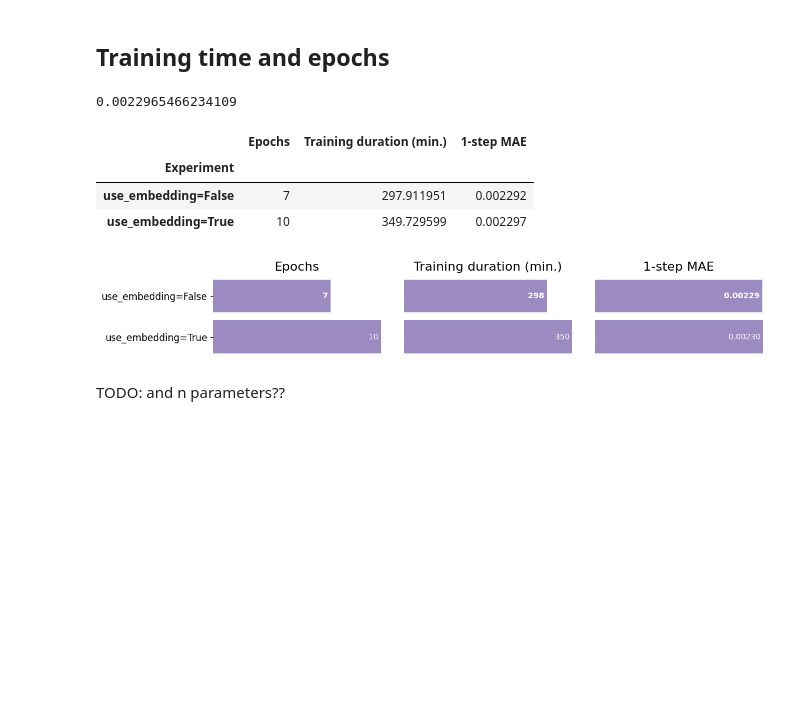
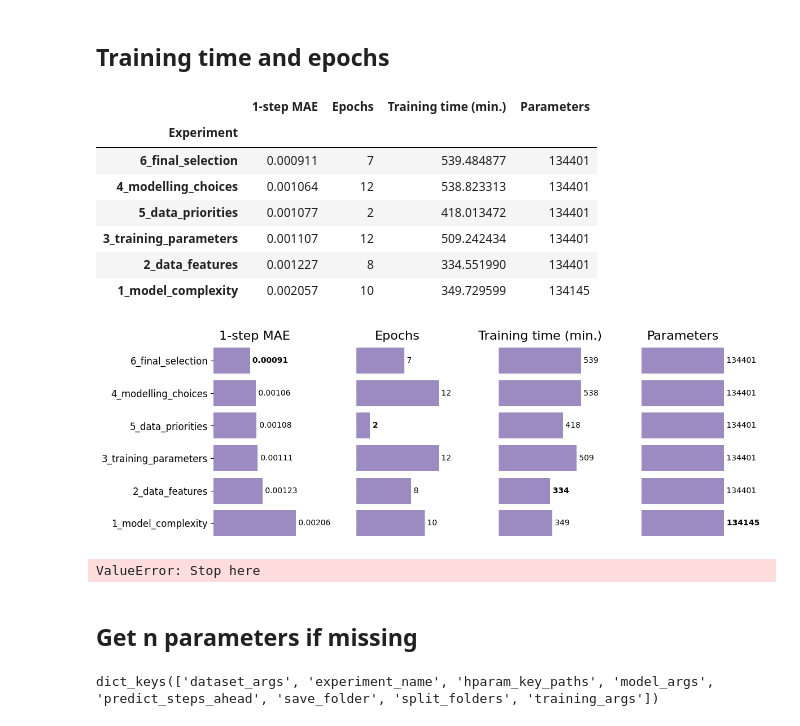
Before and after one commit to AronDJacobsen/fault_management_uds, a Jupyter notebook: notebooks/3_evaluation/2_compare_models.ipynb, the cells around one changed output. Drawn from its saved outputs; the diff is of its cells as text; code cells hidden in the pictures; blank space fills up the shorter version.

```diff
--- a/notebooks/3_evaluation/2_compare_models.ipynb
+++ b/notebooks/3_evaluation/2_compare_models.ipynb
@@ -29,6 +30,12 @@ from fault_management_uds.config import rain_gauge_color, condition_to_meta
 seed = 42
 np.random.seed(seed)
 random.seed(seed)
+# %%
+def get_n_parameters(run_folder, run_info, model_to_load, config):
+    # load the model
+    additional_configurations = {'n_obs': 1, 'endogenous_idx': 2}
+    model = load_model_checkpoint(run_folder, run_info, model_to_load, config, additional_configurations)
+    return count_parameters(model)
 # %% [markdown]
 ## Load
 # %%
@@ -58,6 +70,7 @@ for experiment_name in sorted(os.listdir(experiment_folder)):
     try:
         results = {}
         save_folder = MODELS_DIR / experiment_folder_name / experiment_name
+        print(f'Loading {experiment_name}')
 
         run_folder = save_folder / relative_path
         eval_folder = run_folder / 'evaluation'
@@ -78,17 +91,25 @@ for experiment_name in sorted(os.listdir(experiment_folder)):
                 }
 
             # Load the split info
-            best_model_path = run_info['best_model_path'] if run_info['best_model_path'] else 'epoch=0'
-            epoch = int(re.search(r'epoch=(\d+)', best_model_path).group(1))
+            _model_to_load = config['training_args'].get('model_to_load', 'best_model_path')
+            model_to_load = run_info[_model_to_load]
+            #run_info['best_model_path'] if run_info['best_model_path'] else 'epoch=0'
+            epoch = int(re.search(r'epoch=(\d+)', model_to_load).group(1)) if _model_to_load == 'best_model_path' else f"epoch={config['training_args']['max_epochs']}"
             results['epoch'] = epoch
             results['training_time'] = run_info['training_time']
+            if 'n_parameters' not in run_info:
+                results['n_parameters'] = get_n_parameters(run_folder, run_info, 'best_model_path', config)
+            else:
+                results['n_parameters'] = run_info['n_parameters']
         except Exception as e:
+            print(f'    Error loading: {e}')
             run_info = {
                 'best_model_path': 'epoch=0',
                 'training_time': 0
             }
             results['epoch'] = 0
             results['training_time'] = 0
+            results['n_parameters'] = 0
 
 
 
@@ -122,7 +143,6 @@ for experiment_name in sorted(os.listdir(experiment_folder)):
         # get the lowest steps ahead
         lowest_steps_ahead = min(lowest_steps_ahead, max(step_MAEs.index))
         runs[experiment_name] = results
-        print(f'Loaded {experiment_name}')
 
     except Exception as e:
         print(f'Error loading {experiment_name}: {e}')
@@ -349,9 +393,5 @@ plt.show()
 # %% [markdown]
 ## Training time and epochs
-# %%
-runs[run][data_type]['step_MAEs'].loc[1, 'Overall']
-# %% [output]
-0.0022965466234109
 # %%
 # create the dataframe
 df = pd.DataFrame()
@@ -359,12 +399,17 @@ df = pd.DataFrame()
 for i, run in enumerate(runs):
     experiment_name = runs[run]['experiment_name']
     epochs = runs[run]['epoch']
+    if 'epoch' in str(epochs):
+        # find and replace the epoch number
+        epochs = int(re.search(r'epoch=(\d+)', epochs).group(1))
     training_time = runs[run]['training_time']
+    n_parameters = runs[run]['n_parameters']
     _df = pd.DataFrame({
         'Experiment': experiment_name,
+        '1-step MAE': runs[run][data_type]['step_MAEs'].loc[1, 'Overall'],
         'Epochs': epochs,
-        'Training duration (min.)': training_time,
-        '1-step MAE': runs[run][data_type]['step_MAEs'].loc[1, 'Overall']
+        'Training time (min.)': training_time,
+        'Parameters': n_parameters,
     }, index=[experiment_name])
 
     df = pd.concat([df, _df])
@@ -376,37 +421,54 @@ df = df.set_index('Experiment')
 n_conditions = df.shape[1]
 df
 # %% [output]
-|  | Epochs | Training duration (min.) | 1-step MAE |
-| Experiment |  |  |  |
-| use_embedding=False | 7 | 297.911951 | 0.002292 |
-| use_embedding=True | 10 | 349.729599 | 0.002297 |
+|  | 1-step MAE | Epochs | Training time (min.) | Parameters |
+| Experiment |  |  |  |  |
+| 6_final_selection | 0.000911 | 7 | 539.484877 | 134401 |
+| 4_modelling_choices | 0.001064 | 12 | 538.823313 | 134401 |
+| 5_data_priorities | 0.001077 | 2 | 418.013472 | 134401 |
+| 3_training_parameters | 0.001107 | 12 | 509.242434 | 134401 |
+| 2_data_features | 0.001227 | 8 | 334.551990 | 134401 |
+| 1_model_complexity | 0.002057 | 10 | 349.729599 | 134145 |
 # %%
 # Create a figure with an additional column for averages
 fig, axs = plt.subplots(1, n_conditions, figsize=(12, 1+df.shape[0]//2))
 
 for i, condition in enumerate(df.columns):
     sns.barplot(data=df, y=df.index, x=condition, ax=axs[i], saturation=0.5, color = 'mediumpurple')
     # add tooltips
     # Add tooltips on the opposite side of the bars
     lowest_value = df[condition].min()
     lowest_value = lowest_value if lowest_value != 0 else df[condition].sort_values().iloc[1]
     for j, value in enumerate(df[condition]):
-        color = 'white' #if value != lowest_value else '#8cc4a0'
+        #color = 'white' #if value != lowest_value else '#8cc4a0'
+        color = "black"
         fontweight = 'normal' if value != lowest_value else 'bold'
-        round_to = 5 if condition == "1-step MAE" else 0
-        axs[i].text(value, j, f'{value:.{round_to}f} ', ha='right', va='center', fontsize=10, color=color, fontweight=fontweight)
+        if condition =="1-step MAE":
+            value = round(value, round_to)
+        else:
+            value = int(value)
+
+        str_value = str(value)
+        #str_value = f"{value:.1e}" if (len(str(value))>5 and condition=='Parameters') else f"{value:.{round_to}f}"
+        #axs[i].text(value, j, str_value+" ", ha='right', va='center', fontsize=10, color=color, fontweight=fontweight)
+        axs[i].text(value, j, " " + str_value + " ", ha='left', va='center', fontsize=10, color=color, fontweight=fontweight)
+
     axs[i].set_title(condition, fontsize=16)
     axs[i].tick_params(axis='y', labelsize=12) if i == 0 else axs[i].tick_params(axis='y', labelsize=1, colors='white')
     axs[i].set_xlabel('')
     axs[i].set_ylabel('')
     axs[i].set_xticks([])
     axs[i].margins(x=0)
     sns.despine(ax=axs[i], left=True, bottom=True)
 
 plt.tight_layout()
 plt.savefig(plots_folder / 'parameters_1_step_MAE.png', dpi=150)
 plt.show()
 # %% [output]
-[figure, old version]
+[figure, new version]
-# %% [markdown]
-TODO: and n parameters??
+# %%
+raise ValueError('Stop here')
+# %% [output]
+ValueError: Stop here
+# %% [markdown]
+## Get n parameters if missing
@@ -412,0 +487,4 @@ TODO: and n parameters??
+# %%
+config.keys()
+# %% [output]
+dict_keys(['dataset_args', 'experiment_name', 'hparam_key_paths', 'model_args', 'predict_steps_ahead', 'save_folder', 'split_folders', 'training_args'])
```
Also changed, not shown: parts of 15 cells of this notebook, 28 other files.
